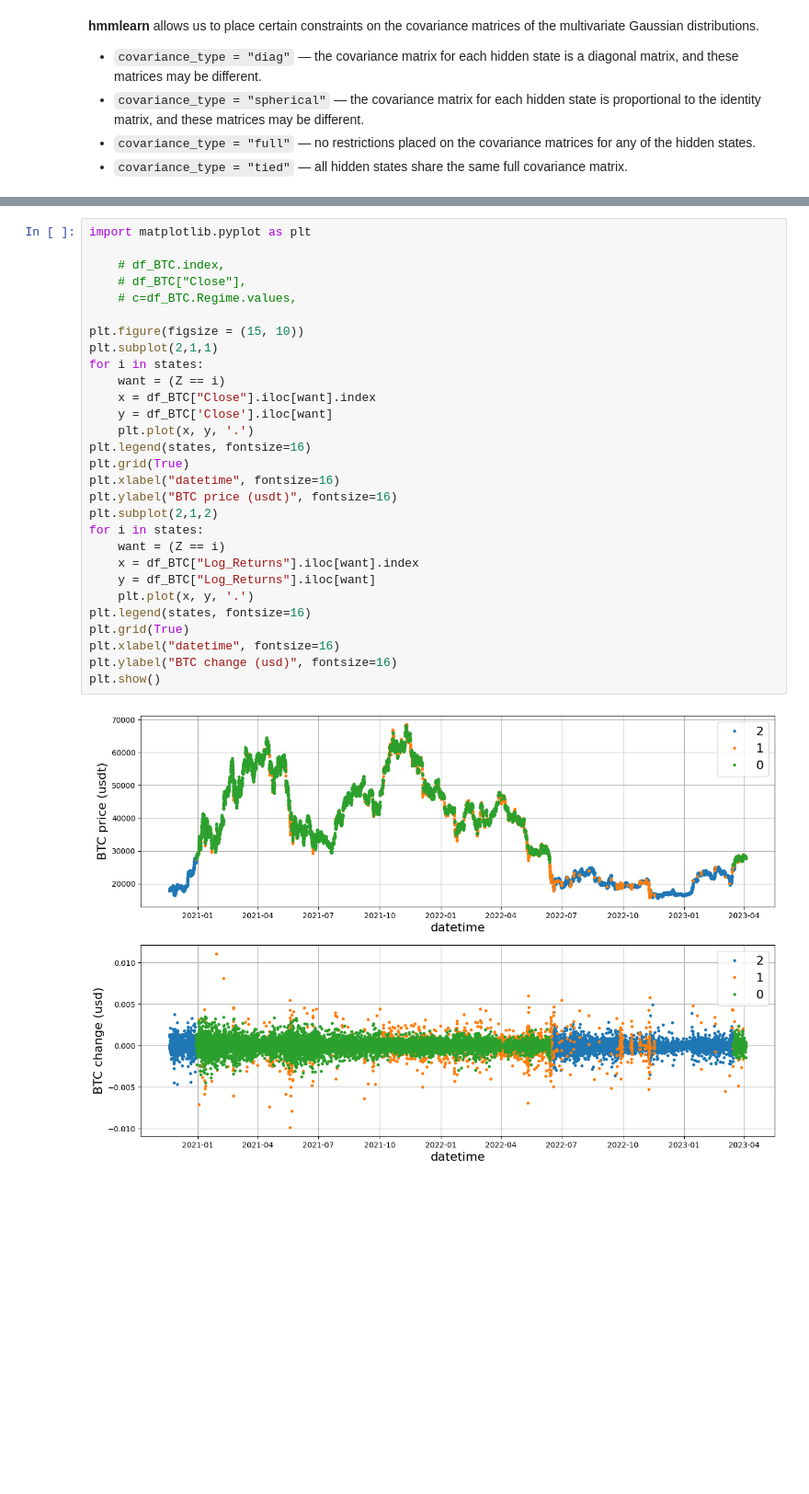
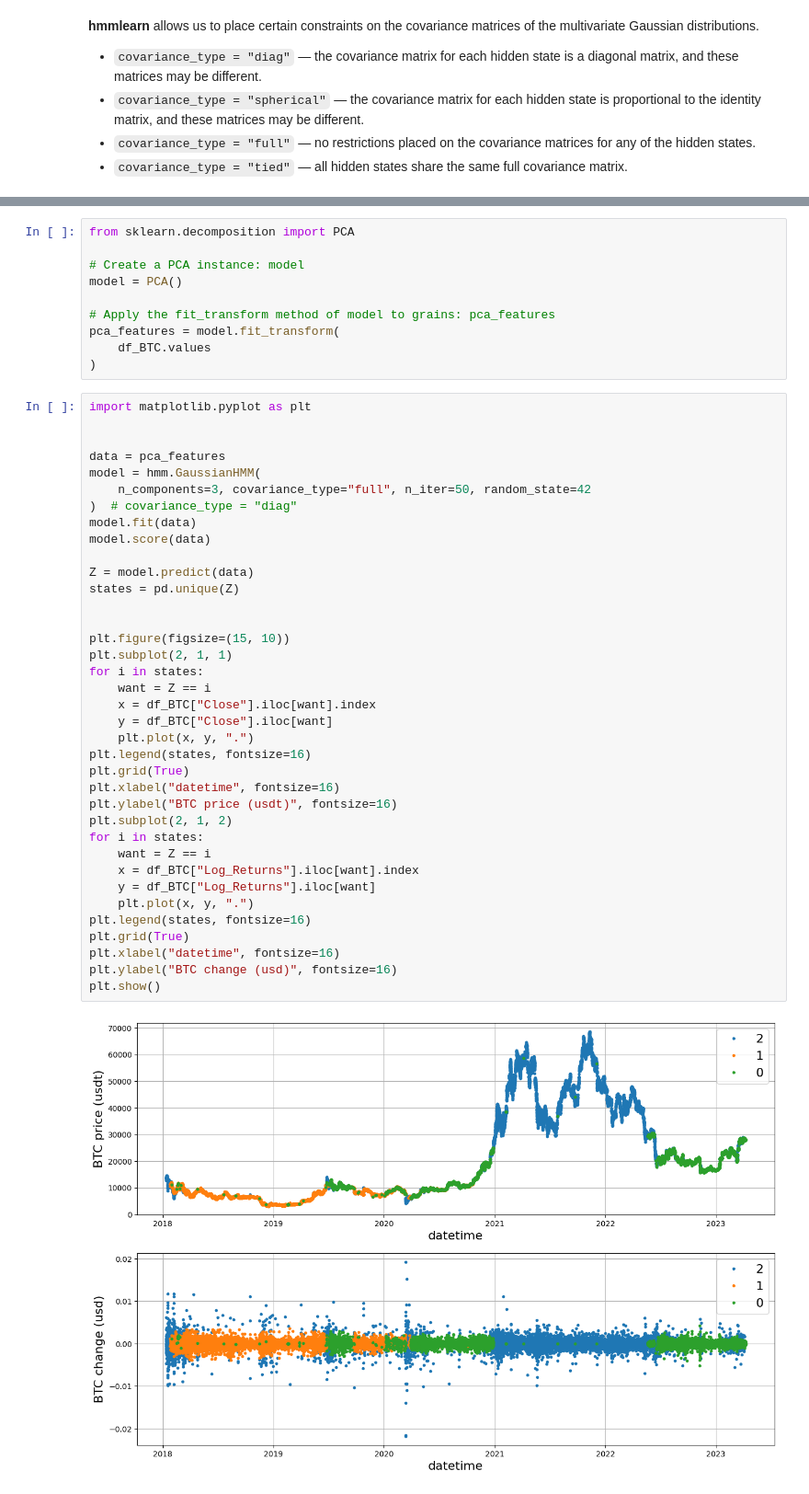
Before and after one commit to BaptisteZloch/Machine-learning-techniques-in-finance, a Jupyter notebook: src/10_Markov_Model_and_Regimes.ipynb, the cells around one changed output, grey strips where cells are left out. Shown: that part at 92% size. Saved outputs shown, nothing was run; the diff lists cells and outputs as text; blank space fills up the shorter version.

```diff
--- a/src/10_Markov_Model_and_Regimes.ipynb
+++ b/src/10_Markov_Model_and_Regimes.ipynb
@@ -130,31 +128,49 @@ pd.Series(states).hist()
+# %%
+from sklearn.decomposition import PCA
+
+# Create a PCA instance: model
+model = PCA()
+
+# Apply the fit_transform method of model to grains: pca_features
+pca_features = model.fit_transform(
+    df_BTC.values
+)
 # %%
 import matplotlib.pyplot as plt
 
-    # df_BTC.index,
-    # df_BTC["Close"],
-    # c=df_BTC.Regime.values,
 
-plt.figure(figsize = (15, 10))
-plt.subplot(2,1,1)
+data = pca_features
+model = hmm.GaussianHMM(
+    n_components=3, covariance_type="full", n_iter=50, random_state=42
+)  # covariance_type = "diag"
+model.fit(data)
+model.score(data)
+
+Z = model.predict(data)
+states = pd.unique(Z)
+
+
+plt.figure(figsize=(15, 10))
+plt.subplot(2, 1, 1)
 for i in states:
-    want = (Z == i)
+    want = Z == i
     x = df_BTC["Close"].iloc[want].index
-    y = df_BTC['Close'].iloc[want]
-    plt.plot(x, y, '.')
+    y = df_BTC["Close"].iloc[want]
+    plt.plot(x, y, ".")
 plt.legend(states, fontsize=16)
 plt.grid(True)
 plt.xlabel("datetime", fontsize=16)
 plt.ylabel("BTC price (usdt)", fontsize=16)
-plt.subplot(2,1,2)
+plt.subplot(2, 1, 2)
 for i in states:
-    want = (Z == i)
+    want = Z == i
     x = df_BTC["Log_Returns"].iloc[want].index
     y = df_BTC["Log_Returns"].iloc[want]
-    plt.plot(x, y, '.')
+    plt.plot(x, y, ".")
 plt.legend(states, fontsize=16)
 plt.grid(True)
 plt.xlabel("datetime", fontsize=16)
 plt.ylabel("BTC change (usd)", fontsize=16)
 plt.show()
 # %% [output]
-[figure, old version]
+[figure, new version]
```
Also changed, not shown: parts of 3 cells of this notebook, 2 other files.
